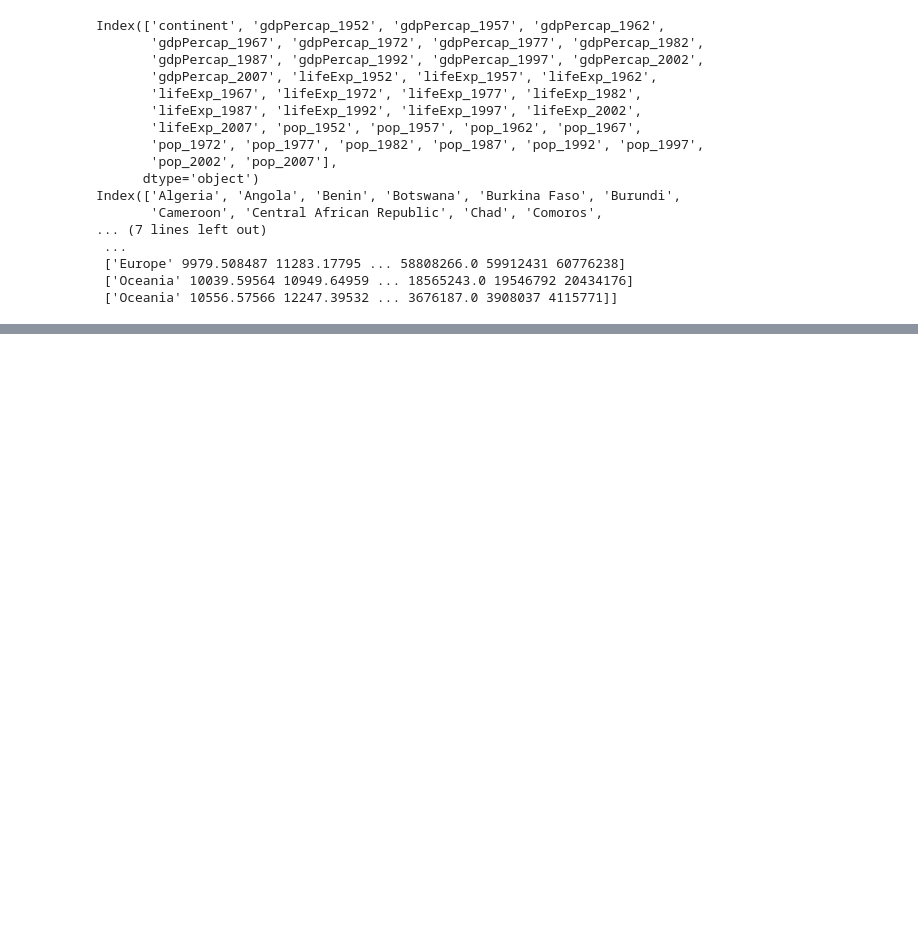
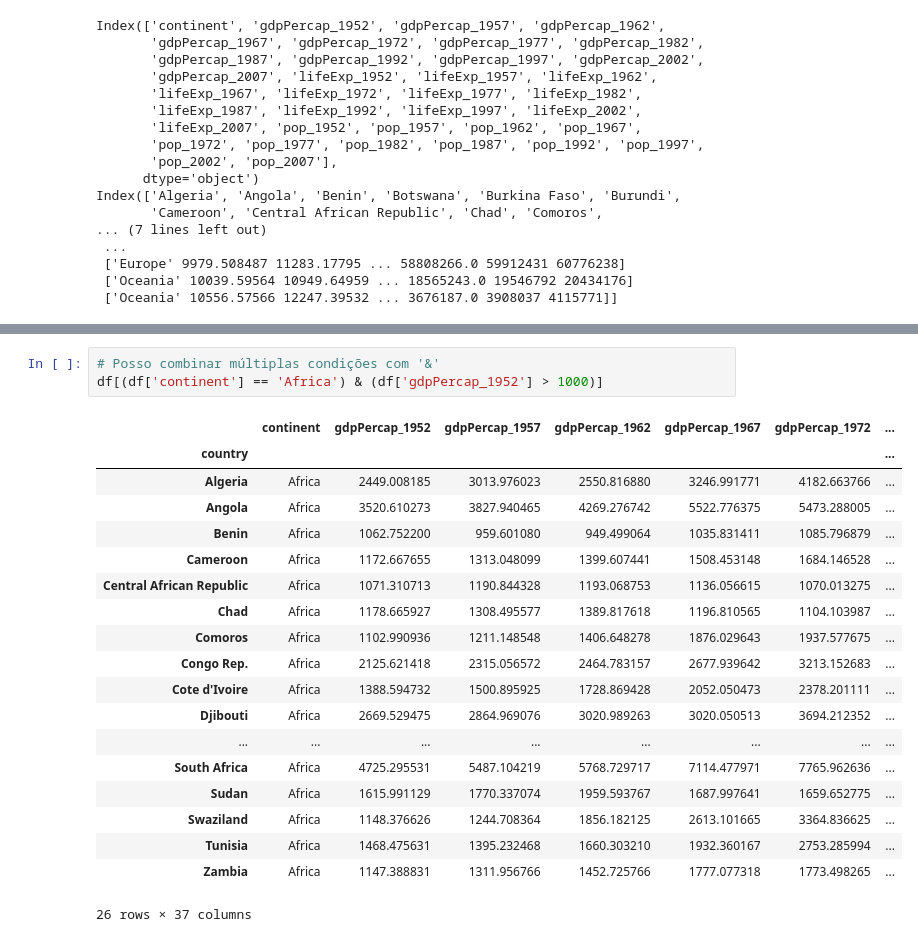
Before and after one commit to vinisalazar/xlab-python, a Jupyter notebook: alunos/anapaula/anapaula.ipynb, the cells around one changed output, grey strips where cells are left out. Saved outputs shown, nothing was run; the diff lists cells and outputs as text; blank space fills up the shorter version.

```diff
--- a/alunos/anapaula/anapaula.ipynb
+++ b/alunos/anapaula/anapaula.ipynb
@@ -141,0 +268,23 @@ Index(['Algeria', 'Angola', 'Benin', 'Botswana', 'Burkina Faso', 'Burundi',
+# %%
+# Posso combinar múltiplas condições com '&'
+df[(df['continent'] == 'Africa') & (df['gdpPercap_1952'] > 1000)]
+# %% [output]
+|  | continent | gdpPercap_1952 | gdpPercap_1957 | gdpPercap_1962 | gdpPercap_1967 | gdpPercap_1972 | ... |
+| country |  |  |  |  |  |  | ... |
+| Algeria | Africa | 2449.008185 | 3013.976023 | 2550.816880 | 3246.991771 | 4182.663766 | ... |
+| Angola | Africa | 3520.610273 | 3827.940465 | 4269.276742 | 5522.776375 | 5473.288005 | ... |
+| Benin | Africa | 1062.752200 | 959.601080 | 949.499064 | 1035.831411 | 1085.796879 | ... |
+| Cameroon | Africa | 1172.667655 | 1313.048099 | 1399.607441 | 1508.453148 | 1684.146528 | ... |
+| Central African Republic | Africa | 1071.310713 | 1190.844328 | 1193.068753 | 1136.056615 | 1070.013275 | ... |
+| Chad | Africa | 1178.665927 | 1308.495577 | 1389.817618 | 1196.810565 | 1104.103987 | ... |
+| Comoros | Africa | 1102.990936 | 1211.148548 | 1406.648278 | 1876.029643 | 1937.577675 | ... |
+| Congo Rep. | Africa | 2125.621418 | 2315.056572 | 2464.783157 | 2677.939642 | 3213.152683 | ... |
+| Cote d'Ivoire | Africa | 1388.594732 | 1500.895925 | 1728.869428 | 2052.050473 | 2378.201111 | ... |
+| Djibouti | Africa | 2669.529475 | 2864.969076 | 3020.989263 | 3020.050513 | 3694.212352 | ... |
+| ... | ... | ... | ... | ... | ... | ... | ... |
+| South Africa | Africa | 4725.295531 | 5487.104219 | 5768.729717 | 7114.477971 | 7765.962636 | ... |
+| Sudan | Africa | 1615.991129 | 1770.337074 | 1959.593767 | 1687.997641 | 1659.652775 | ... |
+| Swaziland | Africa | 1148.376626 | 1244.708364 | 1856.182125 | 2613.101665 | 3364.836625 | ... |
+| Tunisia | Africa | 1468.475631 | 1395.232468 | 1660.303210 | 1932.360167 | 2753.285994 | ... |
+| Zambia | Africa | 1147.388831 | 1311.956766 | 1452.725766 | 1777.077318 | 1773.498265 | ... |
+26 rows × 37 columns
```
Also changed, not shown: parts of 19 cells of this notebook.
